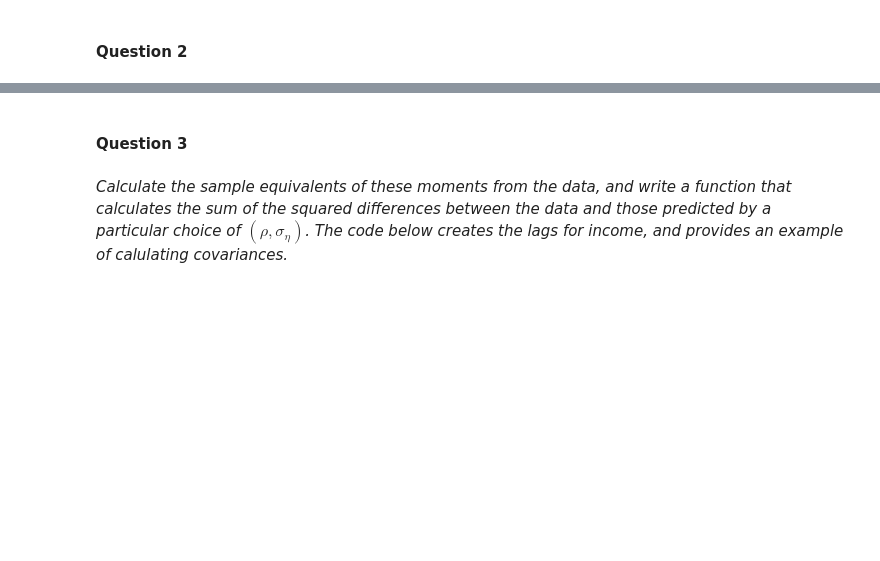
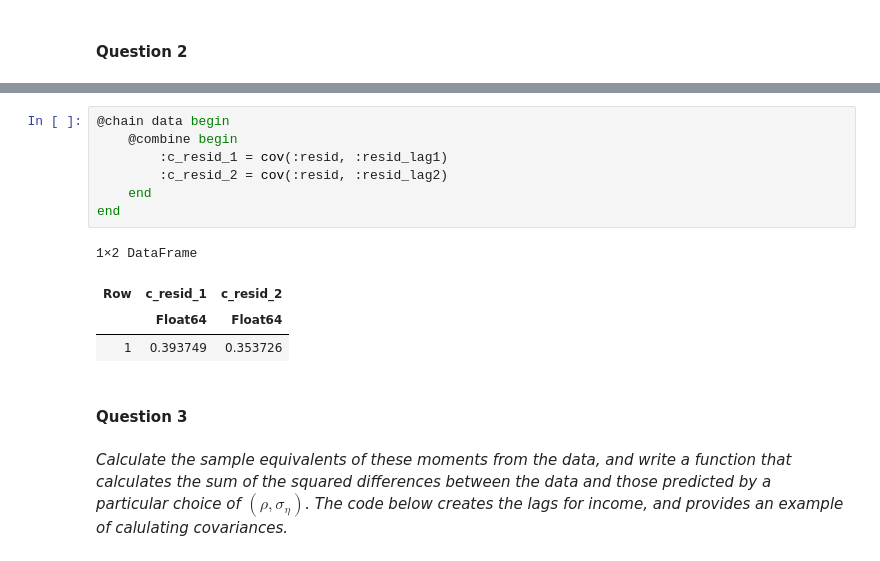
Before and after one commit to sgcbayli024/metrics, a Jupyter notebook: hw4/hw4.ipynb, the cells around one changed output, grey strips where cells are left out. Drawn from its saved outputs; the diff is of its cells as text; blank space fills up the shorter version.

```diff
--- a/hw4/hw4.ipynb
+++ b/hw4/hw4.ipynb
@@ -251,3 +332,15 @@ plot(1:pars.T,agrid[A[3,1:10:Ka,:]'],legend=false) # plot the asset policy funct
+# %%
+@chain data begin
+    @combine begin
+        :c_resid_1 = cov(:resid, :resid_lag1)
+        :c_resid_2 = cov(:resid, :resid_lag2)
+    end
+end
+# %% [output]
+1×2 DataFrame
+| Row | c_resid_1 | c_resid_2 |
+|  | Float64 | Float64 |
+| 1 | 0.393749 | 0.353726 |
 # %% [markdown]
 #### **Question 3**
 # %% [markdown]
```
Also changed, not shown: parts of 6 cells of this notebook.
